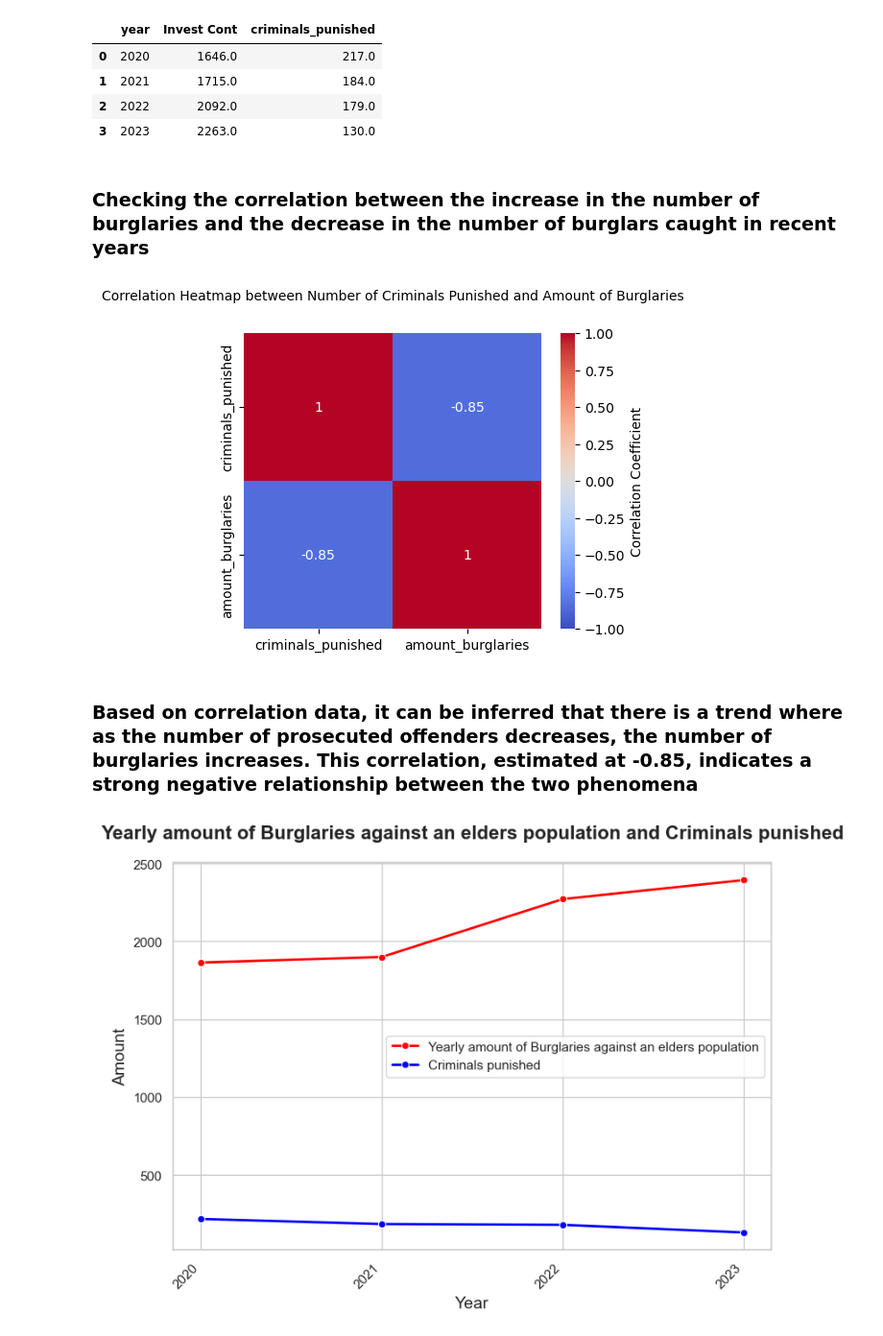
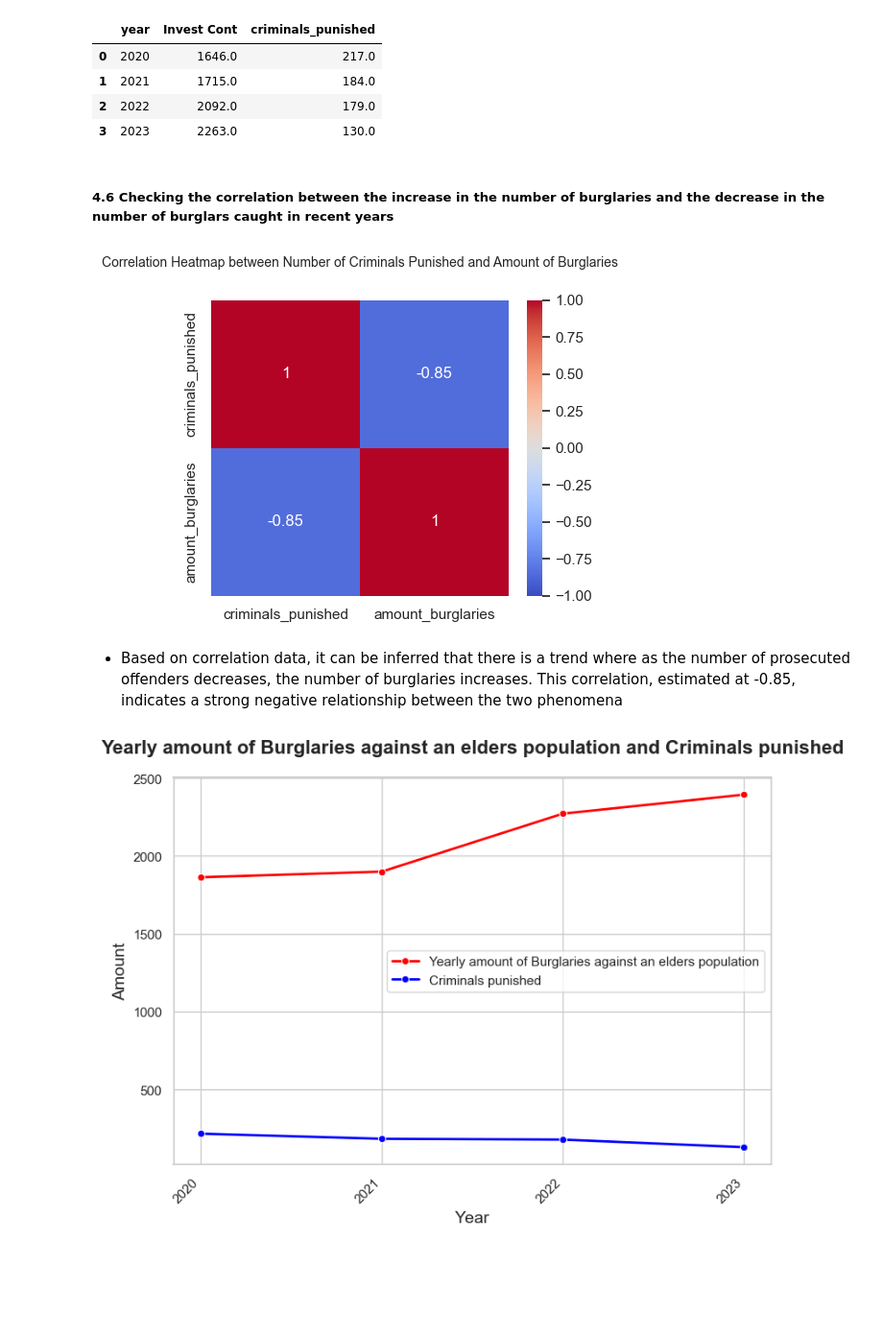
Before and after one commit to BareLevi/Data_Analysis_Final_Project, a Jupyter notebook: data_analysis_project.ipynb, the cells around one changed output. Shown at 96% size. Saved outputs shown, nothing was run; the diff lists cells and outputs as text; code cells hidden in the pictures; blank space fills up the shorter version.

```diff
--- a/data_analysis_project.ipynb
+++ b/data_analysis_project.ipynb
@@ -897,20 +898,20 @@ final_df = pd.merge(result_subset, yearly_counts_subset, on='year')
 
 final_df = final_df[['year', 'amount_burglaries', 'criminals_punished']]
 # %% [markdown]
-### Checking the correlation between the increase in the number of burglaries and the decrease in the number of burglars caught in recent years
+##### 4.6 Checking the correlation between the increase in the number of burglaries and the decrease in the number of burglars caught in recent years
 # %%
 correlation_data = final_df[['criminals_punished', 'amount_burglaries']]
 correlation_matrix = correlation_data.corr()
 
 
 plt.figure(figsize=(5,4))
-sns.heatmap(correlation_matrix, annot=True, cmap='coolwarm', vmin=-1, vmax=1, cbar_kws={'label': 'Correlation Coefficient'})
+sns.heatmap(correlation_matrix, annot=True, cmap='coolwarm', vmin=-1, vmax=1, cbar_kws={'label': ''})
 plt.title('Correlation Heatmap between Number of Criminals Punished and Amount of Burglaries', fontsize=10 , pad=25)
 plt.show()
 # %% [output]
-[figure, old version]
+[figure, new version]
 # %% [markdown]
-### Based on correlation data, it can be inferred that there is a trend where as the number of prosecuted offenders decreases, the number of burglaries increases. This correlation, estimated at -0.85, indicates a strong negative relationship between the two phenomena
+- Based on correlation data, it can be inferred that there is a trend where as the number of prosecuted offenders decreases, the number of burglaries increases. This correlation, estimated at -0.85, indicates a strong negative relationship between the two phenomena
 # %%
 sns.set_theme(style="whitegrid")
 
```
Also changed, not shown: parts of 53 cells of this notebook.
